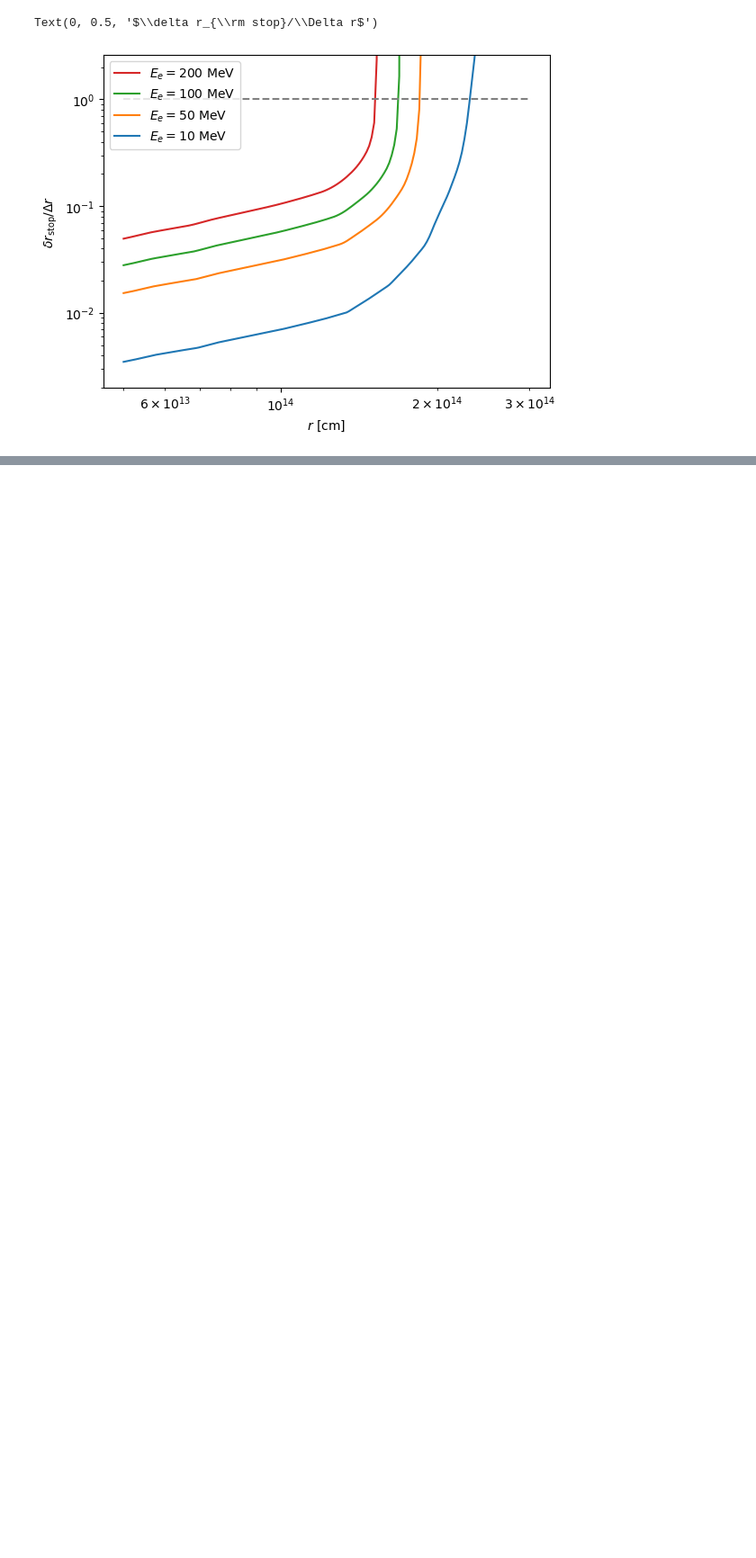
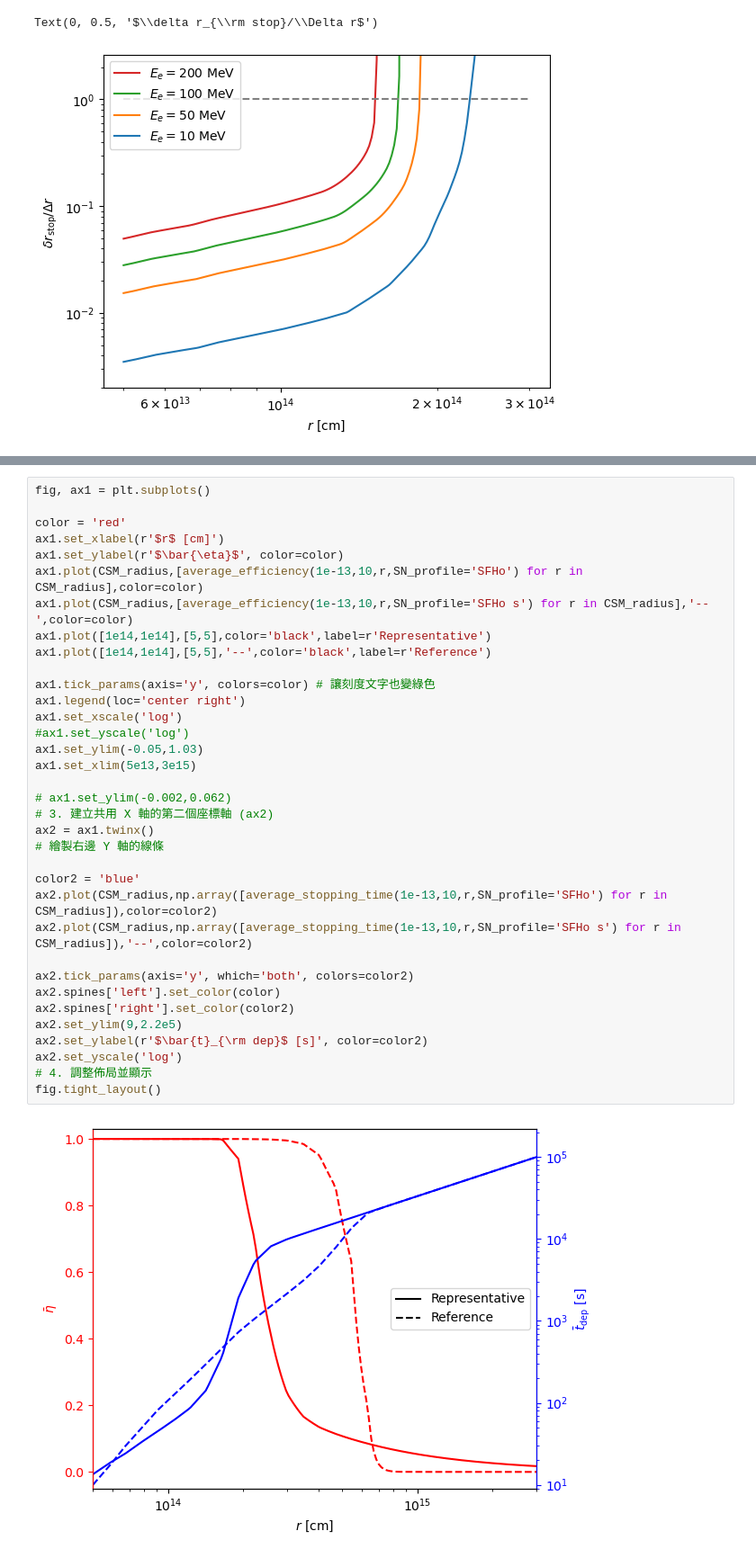
Before and after one commit to yenhsunlin/CSM_DP, a Jupyter notebook: plots.ipynb, the cells around one changed output, grey strips where cells are left out. Shown at 90% size. Cells and saved outputs as stored; diff of their text form; blank space fills up the shorter version.

```diff
--- a/plots.ipynb
+++ b/plots.ipynb
@@ -470,0 +704,37 @@ Text(0, 0.5, '$\\delta r_{\\rm stop}/\\Delta r$')
+# %%
+fig, ax1 = plt.subplots()
+
+color = 'red'
+ax1.set_xlabel(r'$r$ [cm]')
+ax1.set_ylabel(r'$\bar{\eta}$', color=color)
+ax1.plot(CSM_radius,[average_efficiency(1e-13,10,r,SN_profile='SFHo') for r in CSM_radius],color=color)
+ax1.plot(CSM_radius,[average_efficiency(1e-13,10,r,SN_profile='SFHo s') for r in CSM_radius],'--',color=color)
+ax1.plot([1e14,1e14],[5,5],color='black',label=r'Representative')
+ax1.plot([1e14,1e14],[5,5],'--',color='black',label=r'Reference')
+
+ax1.tick_params(axis='y', colors=color) # 讓刻度文字也變綠色
+ax1.legend(loc='center right')
+ax1.set_xscale('log')
+#ax1.set_yscale('log')
+ax1.set_ylim(-0.05,1.03)
+ax1.set_xlim(5e13,3e15)
+
+# ax1.set_ylim(-0.002,0.062)
+# 3. 建立共用 X 軸的第二個座標軸 (ax2)
+ax2 = ax1.twinx()
+# 繪製右邊 Y 軸的線條
+
+color2 = 'blue'
+ax2.plot(CSM_radius,np.array([average_stopping_time(1e-13,10,r,SN_profile='SFHo') for r in CSM_radius]),color=color2)
+ax2.plot(CSM_radius,np.array([average_stopping_time(1e-13,10,r,SN_profile='SFHo s') for r in CSM_radius]),'--',color=color2)
+
+ax2.tick_params(axis='y', which='both', colors=color2)
+ax2.spines['left'].set_color(color)
+ax2.spines['right'].set_color(color2)
+ax2.set_ylim(9,2.2e5)
+ax2.set_ylabel(r'$\bar{t}_{\rm dep}$ [s]', color=color2)
+ax2.set_yscale('log')
+# 4. 調整佈局並顯示
+fig.tight_layout()
+# %% [output]
+[figure, added]
```
Also changed, not shown: parts of 8 cells of this notebook, 3 other files.
